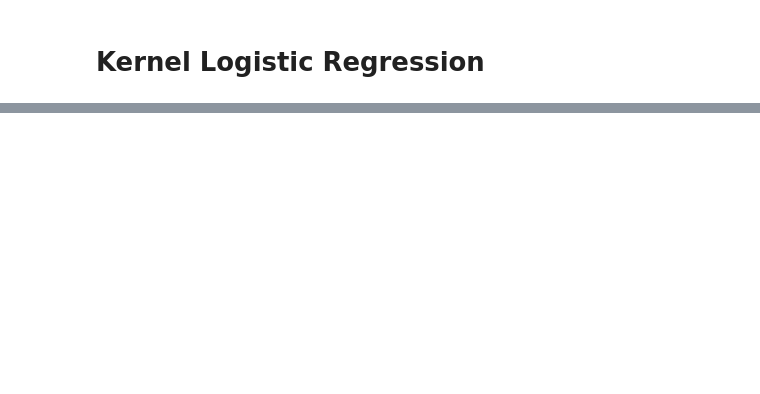
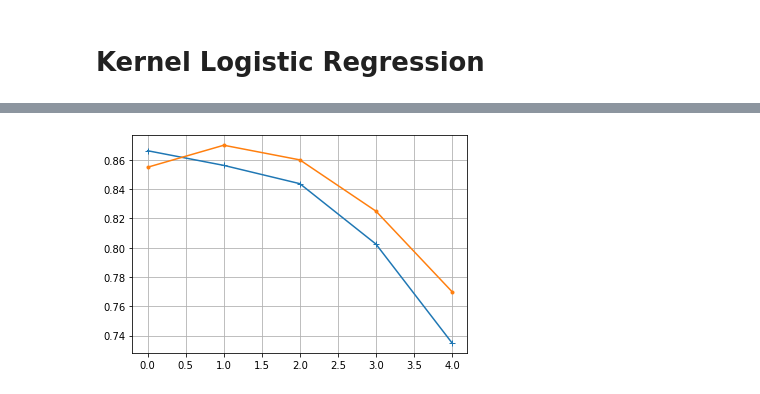
Before and after one commit to sourav22899/cs5691-prml, a Jupyter notebook: assign2/cs5691_pa2.ipynb, the cells around one changed output, grey strips where cells are left out. Cells and saved outputs as stored; diff of their text form; code cells hidden in the pictures; blank space fills up the shorter version.

```diff
--- a/assign2/cs5691_pa2.ipynb
+++ b/assign2/cs5691_pa2.ipynb
@@ -230,0 +349,13 @@ for i in range(10):
+# %%
+tr_res, te_res = [], []
+for i in range(5):
+    clf = SVC(kernel='linear',class_weight={0:1,1:2**i})
+    clf.fit(X_train, y_train)
+    tr_res.append(clf.score(X_train,y_train))
+    te_res.append(clf.score(X_test,y_test))
+plt.plot(np.arange(5),tr_res,'-+')
+plt.plot(np.arange(5),te_res,'.-')
+plt.grid()
+plt.show()
+# %% [output]
+[figure, added]
```
Also changed, not shown: parts of 18 cells of this notebook.
